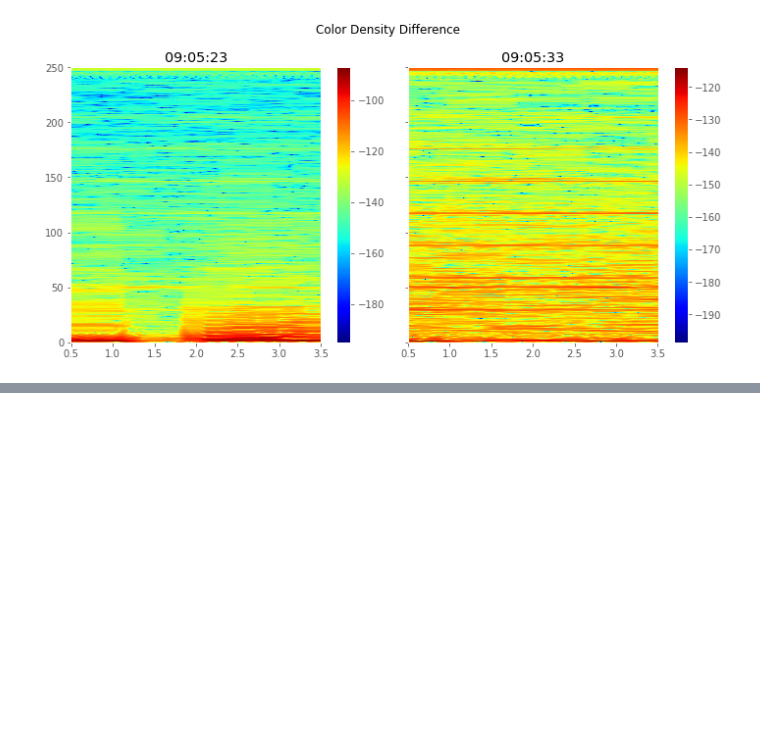
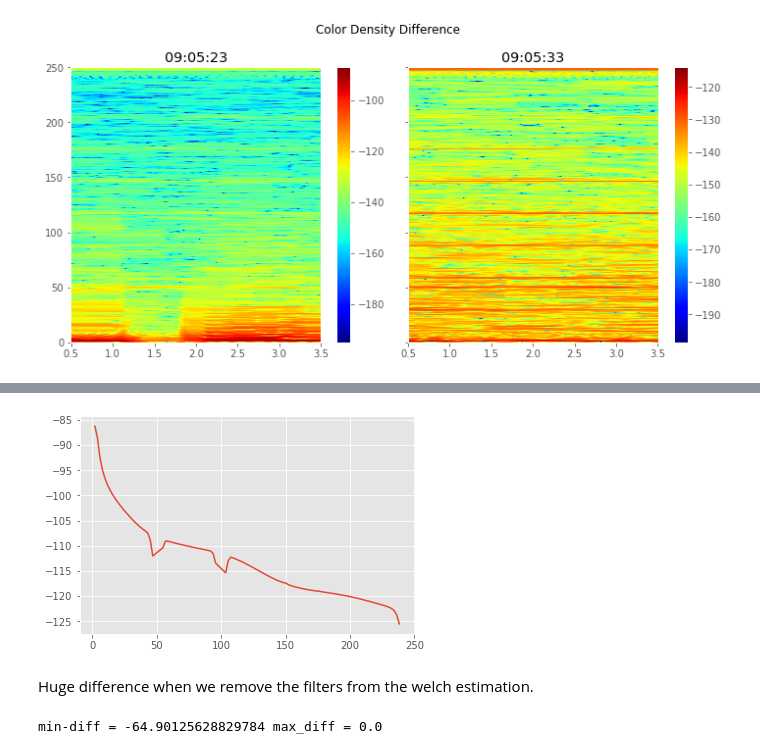
Before and after one commit to nikl1425/DeepLearning_Master, a Jupyter notebook: Master_Thesis_Project/Data_Analysis/Dataset-Køge.ipynb, the cells around one changed output, grey strips where cells are left out. Cells and saved outputs as stored; diff of their text form; code cells hidden in the pictures; blank space fills up the shorter version.

```diff
--- a/Master_Thesis_Project/Data_Analysis/Dataset-Køge.ipynb
+++ b/Master_Thesis_Project/Data_Analysis/Dataset-Køge.ipynb
@@ -727,0 +766,33 @@ plt.show()
+# %%
+f, f_Pxx_den = signal.welch(apply_filter(eeg_df["CH-1"], 500), fs=500, window='hanning', detrend=False)
+Pxx_db = nanpow2db(f_Pxx_den)
+f = np.array(f)
+mask = (f < 240)
+x = Pxx_db[mask]
+f3 = f[mask]
+
+mask = (f3 < 47) | (f3 > 53)
+x = x[mask]
+f3 = f3[mask]
+
+mask = (f3 < 97) | (f3 > 103)
+x = x[mask]
+f3 = f3[mask]
+
+mask = (f3 > 1)
+x = x[mask]
+f3 = f3[mask]
+# %%
+plt.plot(f3, x)
+plt.show()
+# %% [output]
+[figure, added]
+# %% [markdown]
+Huge difference when we remove the filters from the welch estimation.
+# %%
+new_min = np.min(x)
+new_max = np.max(x)
+
+print(f"min-diff = {w_min - new_min} max_diff = {w_max - new_max}")
+# %% [output]
+min-diff = -64.90125628829784 max_diff = 0.0
```
Also changed, not shown: parts of 11 cells of this notebook.
